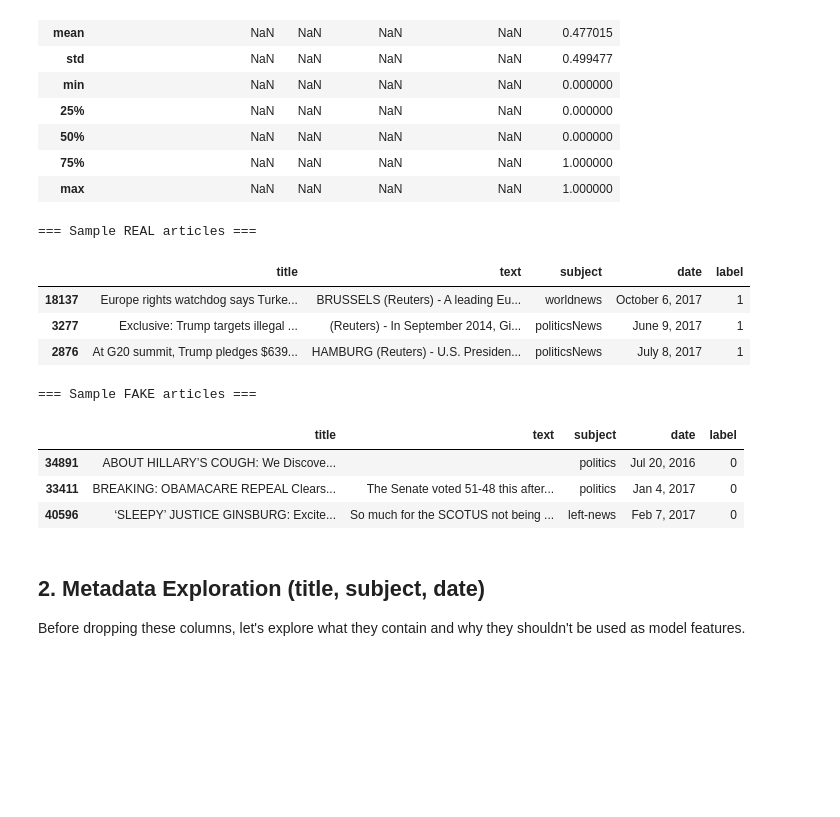
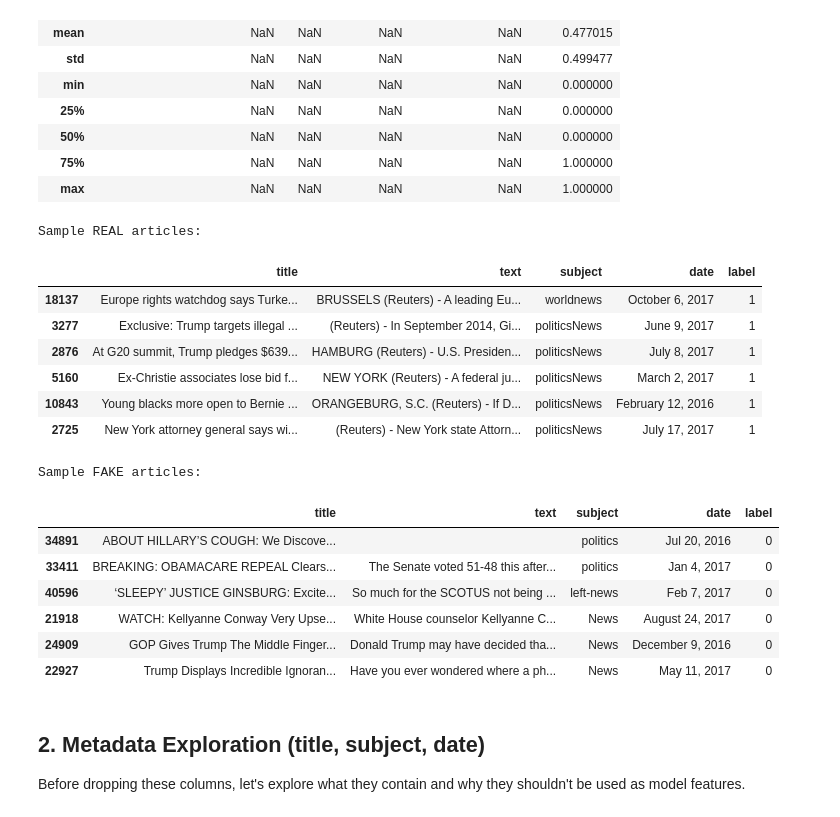
Before and after one commit to aoleszkiewicz/factlens, a Jupyter notebook: notebooks/explore/01_eda.ipynb, the cells around one changed output. Saved outputs shown, nothing was run; the diff lists cells and outputs as text; code cells hidden in the pictures; blank space fills up the shorter version.

```diff
--- a/notebooks/explore/01_eda.ipynb
+++ b/notebooks/explore/01_eda.ipynb
@@ -86,22 +86,28 @@ news_df.describe(include="all")
 # %%
 pd.set_option("display.max_colwidth", 200)
 
-print("=== Sample REAL articles ===")
-display(news_df[news_df["label"] == 1].sample(3, random_state=42))
+print("Sample REAL articles:")
+display(news_df[news_df["label"] == 1].sample(6, random_state=42))
 
-print("\n=== Sample FAKE articles ===")
-display(news_df[news_df["label"] == 0].sample(3, random_state=42))
+print("\nSample FAKE articles:")
+display(news_df[news_df["label"] == 0].sample(6, random_state=42))
 # %% [output]
-=== Sample REAL articles ===
+Sample REAL articles:
 |  | title | text | subject | date | label |
 | 18137 | Europe rights watchdog says Turke... | BRUSSELS (Reuters) - A leading Eu... | worldnews | October 6, 2017 | 1 |
 | 3277 | Exclusive: Trump targets illegal ... | (Reuters) - In September 2014, Gi... | politicsNews | June 9, 2017 | 1 |
 | 2876 | At G20 summit, Trump pledges $639... | HAMBURG (Reuters) - U.S. Presiden... | politicsNews | July 8, 2017 | 1 |
+| 5160 | Ex-Christie associates lose bid f... | NEW YORK (Reuters) - A federal ju... | politicsNews | March 2, 2017 | 1 |
+| 10843 | Young blacks more open to Bernie ... | ORANGEBURG, S.C. (Reuters) - If D... | politicsNews | February 12, 2016 | 1 |
+| 2725 | New York attorney general says wi... | (Reuters) - New York state Attorn... | politicsNews | July 17, 2017 | 1 |
-=== Sample FAKE articles ===
+Sample FAKE articles:
 |  | title | text | subject | date | label |
 | 34891 | ABOUT HILLARY’S COUGH: We Discove... |  | politics | Jul 20, 2016 | 0 |
 | 33411 | BREAKING: OBAMACARE REPEAL Clears... | The Senate voted 51-48 this after... | politics | Jan 4, 2017 | 0 |
 | 40596 | ‘SLEEPY’ JUSTICE GINSBURG: Excite... | So much for the SCOTUS not being ... | left-news | Feb 7, 2017 | 0 |
+| 21918 | WATCH: Kellyanne Conway Very Upse... | White House counselor Kellyanne C... | News | August 24, 2017 | 0 |
+| 24909 | GOP Gives Trump The Middle Finger... | Donald Trump may have decided tha... | News | December 9, 2016 | 0 |
+| 22927 | Trump Displays Incredible Ignoran... | Have you ever wondered where a ph... | News | May 11, 2017 | 0 |
 # %% [markdown]
 ## 2. Metadata Exploration (title, subject, date)
 
```
Also changed, not shown: parts of 11 cells of this notebook, 10 other files.
